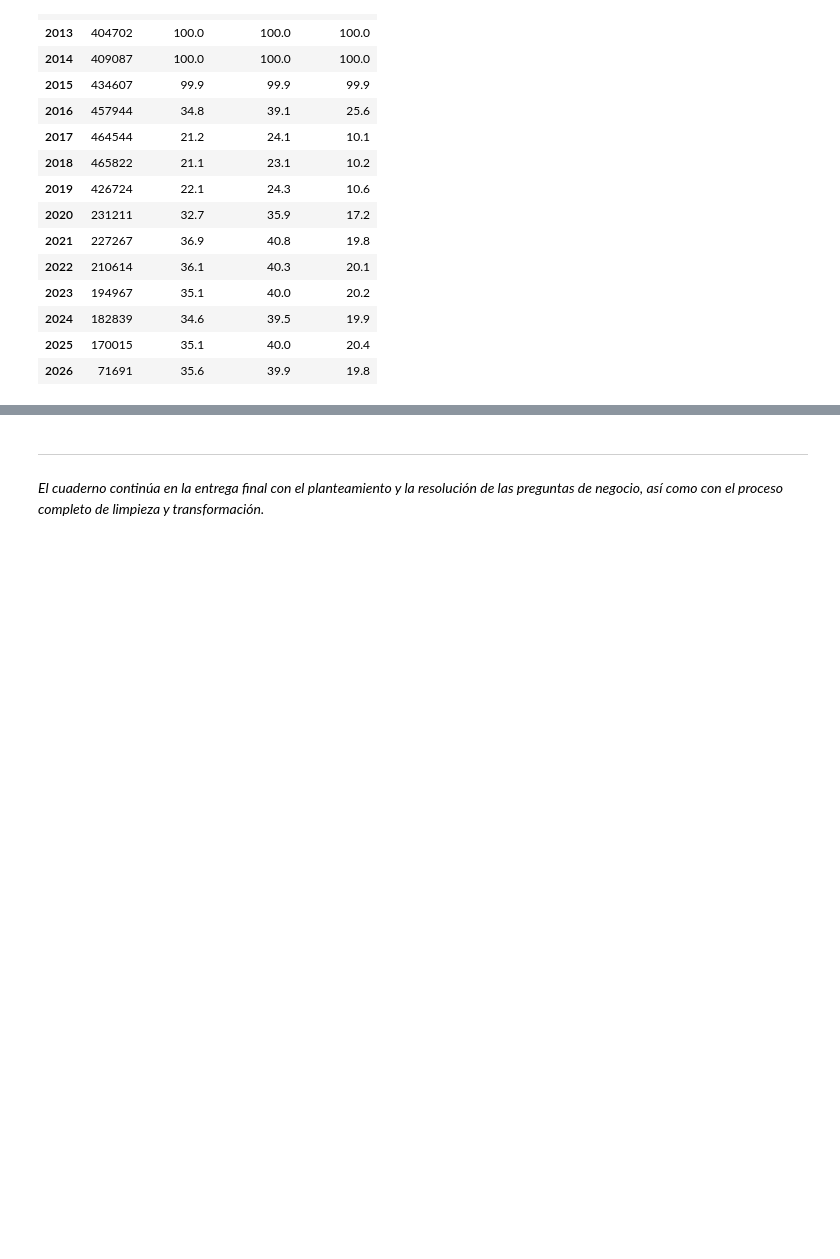
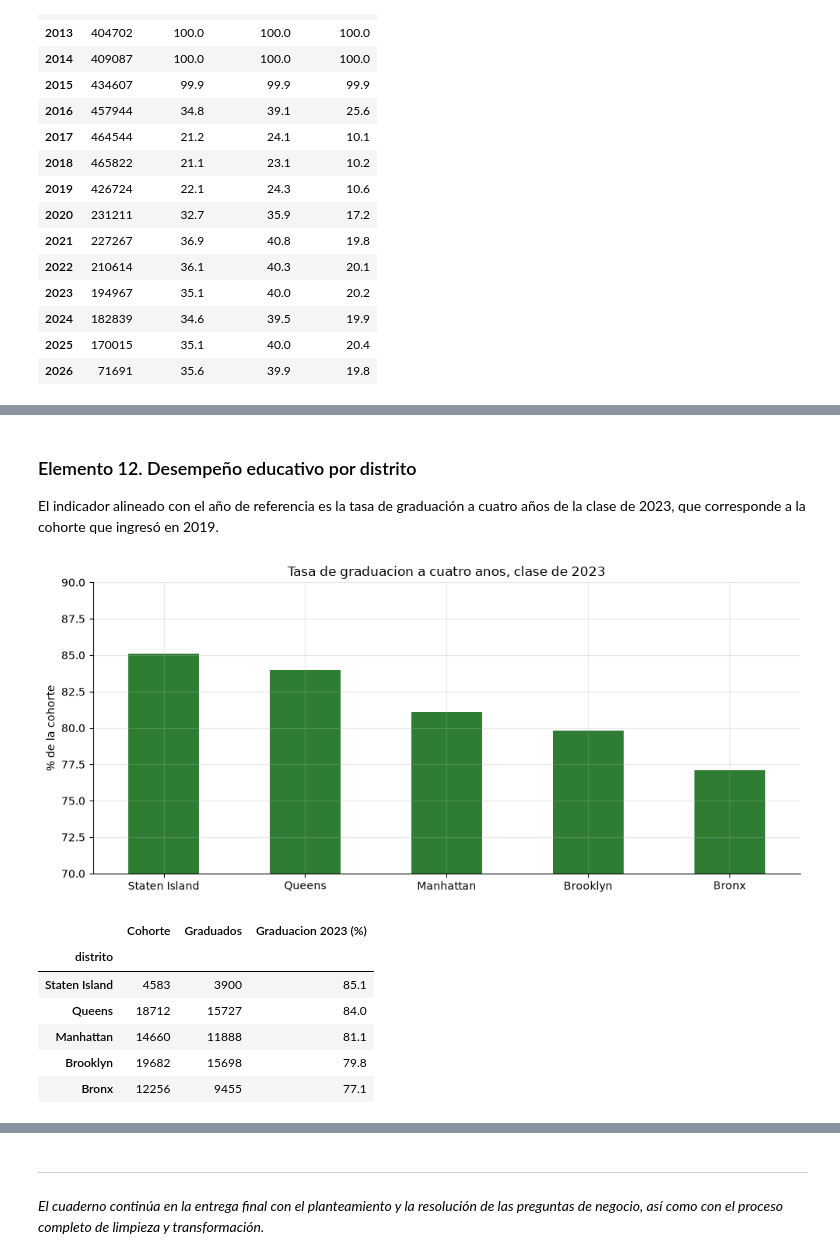
Before and after one commit to javigk01/proyecto-ny-grupo1, a Jupyter notebook: notebooks/entrega1.ipynb, the cells around one changed output, grey strips where cells are left out. Drawn from its saved outputs; the diff is of its cells as text; code cells hidden in the pictures; blank space fills up the shorter version.

```diff
--- a/notebooks/entrega1.ipynb
+++ b/notebooks/entrega1.ipynb
@@ -1121,0 +1166,33 @@ Posicion 1 = situacion mas desfavorable en cada indicador
+# %% [markdown]
+### Elemento 12. Desempeño educativo por distrito
+
+El indicador alineado con el año de referencia es la tasa de graduación a cuatro años de la
+clase de 2023, que corresponde a la cohorte que ingresó en 2019.
+# %%
+grad_ref = (graduacion.filter((F.col('nivel') == 'Borough') &
+                              (F.col('categoria') == 'All Students') &
+                              (F.col('cohorte_anio') == 2019) &
+                              (F.col('cohorte_tipo') == '4 year June'))
+            .select('distrito', 'total_cohorte', 'graduados', 'pct_graduados')
+            .toPandas().set_index('distrito'))
+grad_ref = grad_ref.rename(columns={'total_cohorte': 'Cohorte',
+                                    'graduados': 'Graduados',
+                                    'pct_graduados': 'Graduacion 2023 (%)'})
+grad_ref = grad_ref.sort_values('Graduacion 2023 (%)', ascending=False)
+
+fig, ax = plt.subplots()
+grad_ref['Graduacion 2023 (%)'].plot.bar(ax=ax, color='#2e7d32')
+ax.set_title('Tasa de graduacion a cuatro anos, clase de 2023')
+ax.set_xlabel(''); ax.set_ylabel('% de la cohorte'); ax.set_ylim(70, 90)
+plt.xticks(rotation=0); plt.tight_layout(); plt.show()
+
+grad_ref
+# %% [output]
+[figure, added]
+|  | Cohorte | Graduados | Graduacion 2023 (%) |
+| distrito |  |  |  |
+| Staten Island | 4583 | 3900 | 85.1 |
+| Queens | 18712 | 15727 | 84.0 |
+| Manhattan | 14660 | 11888 | 81.1 |
+| Brooklyn | 19682 | 15698 | 79.8 |
+| Bronx | 12256 | 9455 | 77.1 |
```
Also changed, not shown: parts of 38 cells of this notebook, 15 other files.
